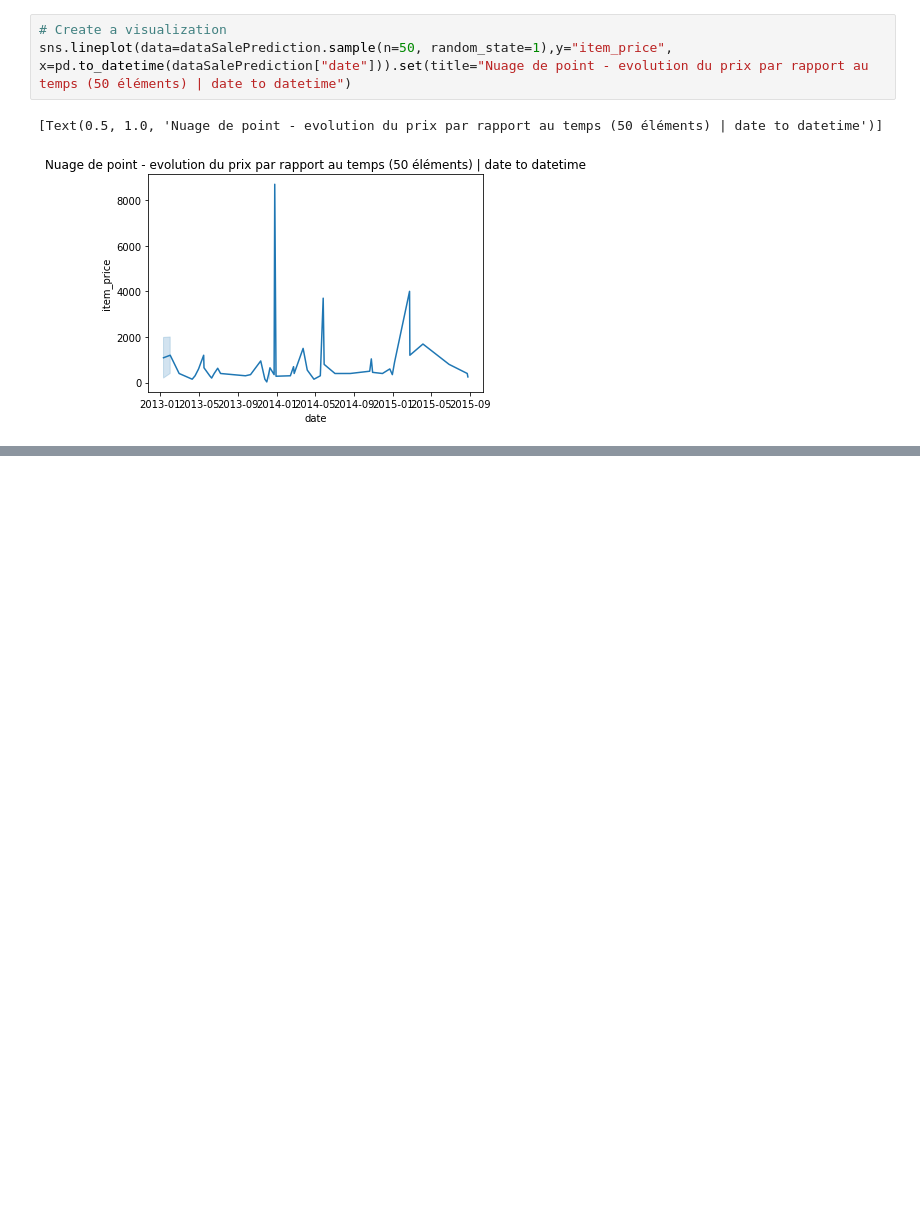
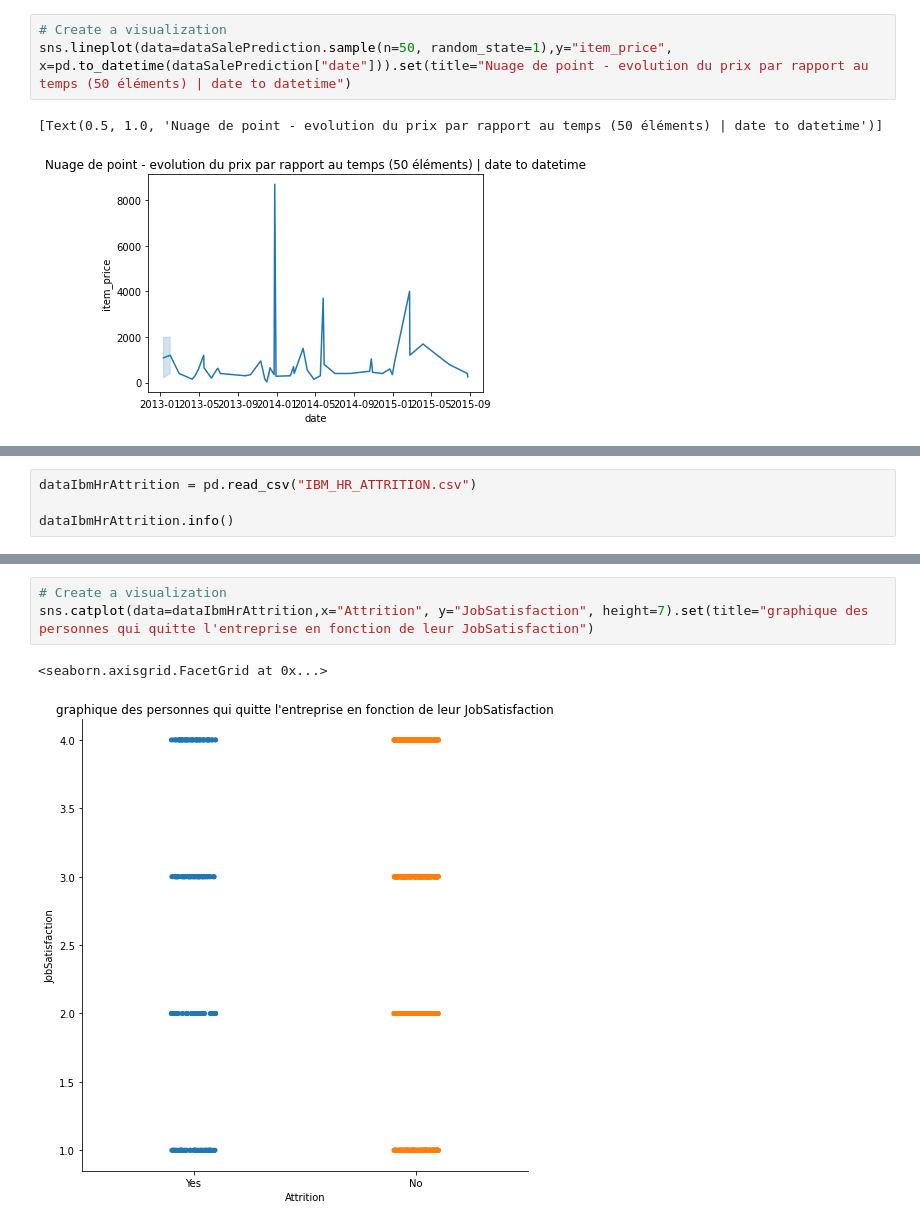
Before and after one commit to BlazingBurn/HitemapythonExo, a Jupyter notebook: analyse donnee/Exercice_data_visualisation_stats_descriptives.ipynb, the cells around one changed output, grey strips where cells are left out. Cells and saved outputs as stored; diff of their text form; blank space fills up the shorter version.

```diff
--- a/analyse donnee/Exercice_data_visualisation_stats_descriptives.ipynb
+++ b/analyse donnee/Exercice_data_visualisation_stats_descriptives.ipynb
@@ -275,0 +276,4 @@ Pour cette partie, nous utiliserons le dataset suivant : ***ibm_hr_attrition.csv
+# %%
+dataIbmHrAttrition = pd.read_csv("IBM_HR_ATTRITION.csv")
+
+dataIbmHrAttrition.info()
@@ -275,0 +334,6 @@ Pour cette partie, nous utiliserons le dataset suivant : ***ibm_hr_attrition.csv
+# %%
+# Create a visualization
+sns.catplot(data=dataIbmHrAttrition,x="Attrition", y="JobSatisfaction", height=7).set(title="graphique des personnes qui quitte l'entreprise en fonction de leur JobSatisfaction")
+# %% [output]
+<seaborn.axisgrid.FacetGrid at 0x...>
+[figure, added]
```
Also changed, not shown: parts of 20 cells of this notebook.
